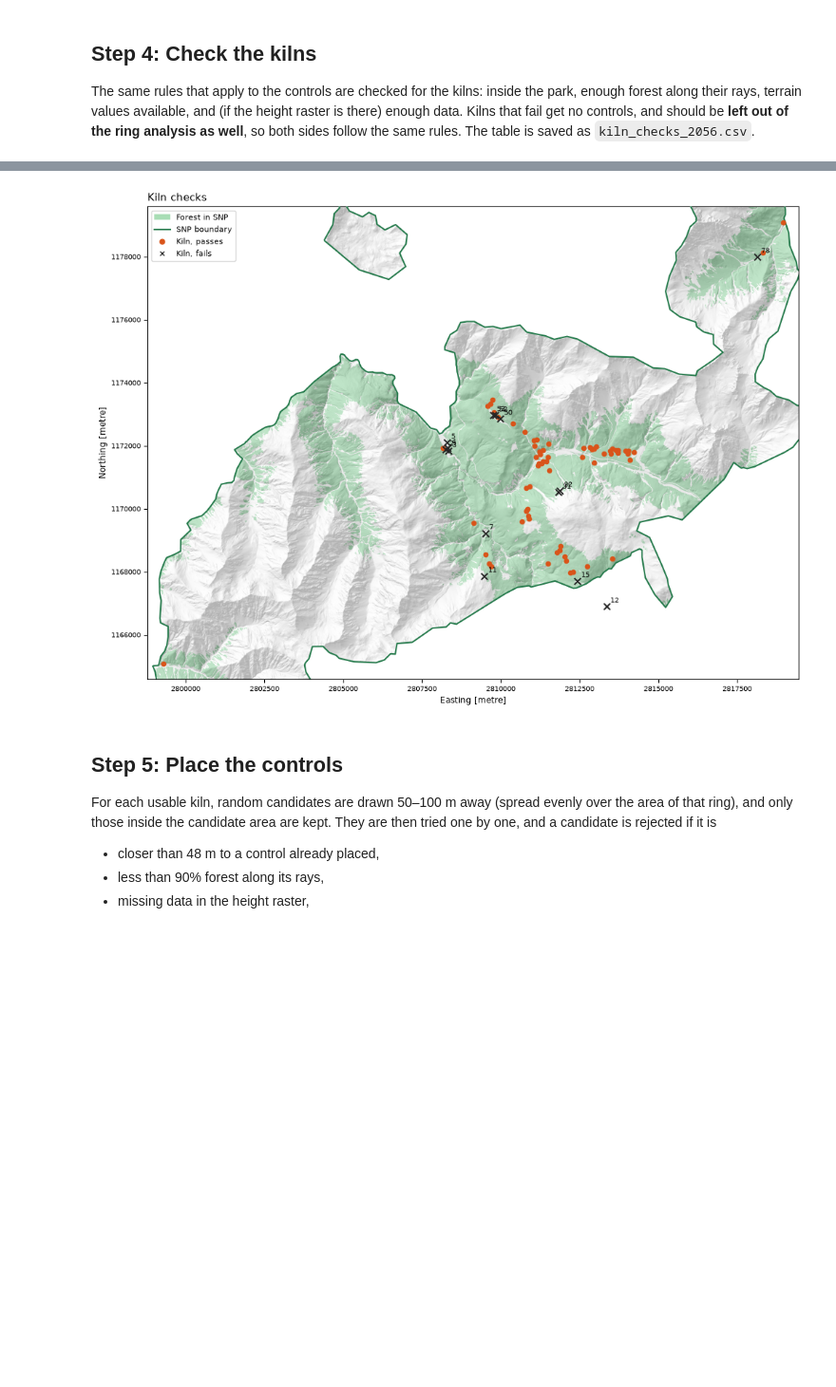
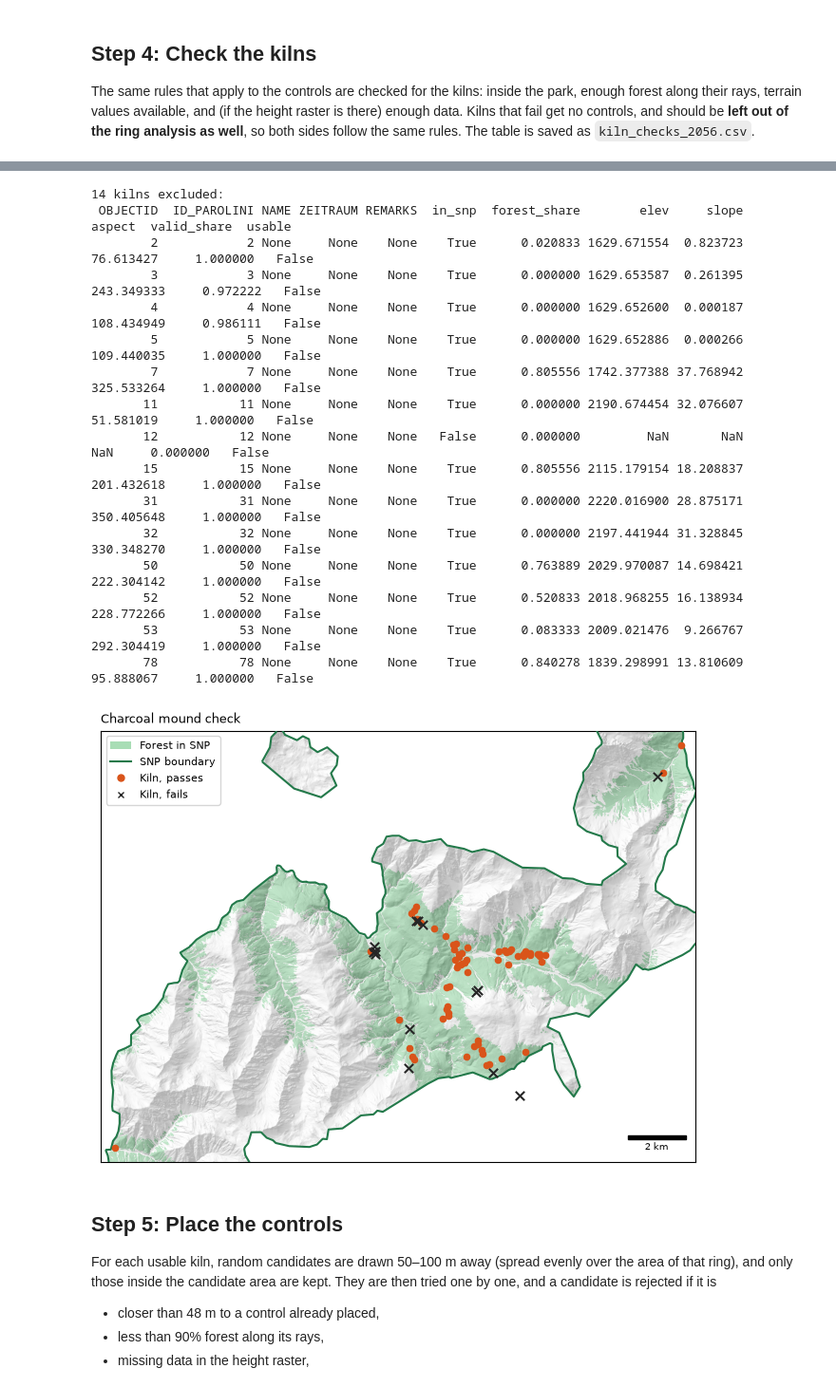
Before and after one commit to fabianott/GEO-715-Project, a Jupyter notebook: new testfolder/control_points.ipynb, the cells around one changed output, grey strips where cells are left out. Shown at 95% size. Saved outputs shown, nothing was run; the diff lists cells and outputs as text; code cells hidden in the pictures; blank space fills up the shorter version.

```diff
--- a/new testfolder/control_points.ipynb
+++ b/new testfolder/control_points.ipynb
@@ -29,6 +29,7 @@ import geopandas as gpd
 import matplotlib.pyplot as plt
 from matplotlib.patches import Patch
 from matplotlib.lines import Line2D
+from matplotlib.font_manager import FontProperties
 import rasterio
 from rasterio.windows import from_bounds
 from rasterio.enums import Resampling
@@ -36,6 +37,10 @@ from rasterio.features import geometry_mask
 from rasterio.transform import from_bounds as grid_transform
 from shapely import contains_xy, prepare
 from shapely.geometry import Point, LineString, box
+from mpl_toolkits.axes_grid1.anchored_artists import AnchoredSizeBar
+from adjustText import adjust_text
+
+
 
 # --- input files -----------------------------------------------------------
 SNP_FILE = "snp_boundaries.gpkg"
@@ -83,7 +88,7 @@ COLSCHEME = {
 C_FOREST, C_SNP = COLSCHEME["forest"][0], COLSCHEME["forest"][2]
 C_BUFFER, C_KILN_RING, C_KILN = COLSCHEME["ember"]
 C_AREA, C_CTRL_RING, C_CTRL = COLSCHEME["smoke"]
-VIEW = (2812353, 1171237, 2814517, 1172203)   # xmin, ymin, xmax, ymax
+VIEW = (2812353, 1171137, 2814517, 1172100)   # xmin, ymin, xmax, ymax
 
 if HEIGHT_RASTER and not Path(HEIGHT_RASTER).exists():
     print(f"{HEIGHT_RASTER} not found -> coverage check skipped")
@@ -95,6 +100,15 @@ _d = np.arange(STEP, RADIUS + STEP / 2, STEP)
 _B, _D = np.meshgrid(_b, _d)
 RAY_DX, RAY_DY = (_D * np.sin(_B)).ravel(), (_D * np.cos(_B)).ravel()
 print(f"{RAY_DX.size} ray samples per point")
+
+plt.rcParams.update({
+    "font.size": 9,
+    "axes.labelsize": 9,
+    "axes.titlesize": 9,
+    "xtick.labelsize": 8,
+    "ytick.labelsize": 8,
+    "legend.fontsize": 8,
+})
 # %% [output]
 144 ray samples per point
 # %% [markdown]
@@ -379,18 +431,35 @@ Kilns that fail (no controls, leave out of the analysis too):
           53    True          0.08         1.00 2009.02   9.27  292.30
           78    True          0.84         1.00 1839.30  13.81   95.89
 # %%
-fig, ax = plt.subplots(figsize=(12, 9))
+fig, ax = map_figure(OVERVIEW)
 add_hillshade(ax, alpha=0.3, bounds=OVERVIEW, clip=snp)
-draw(ax, [
-    (forest_park_gdf, dict(color=C_FOREST, label="Forest in SNP")),
+draw(ax, [(forest_park_gdf, dict(color=C_FOREST, label="Forest in SNP")),
     (snp_line, dict(color=C_SNP, linewidth=1.5, label="SNP boundary")),
     (kilns[kilns["usable"]], dict(color=C_KILN, markersize=20, label="Kiln, passes")),
     (kilns[~kilns["usable"]], dict(color="0.15", marker="x", markersize=45, label="Kiln, fails")),
-], "Kiln checks", OVERVIEW, legend_loc="upper left")
-label_points(ax, kilns[~kilns["usable"]], ID_COLUMN, OVERVIEW)
+], title="Charcoal mound check", bounds=OVERVIEW, legend_loc="upper left", scalebar_loc="lower right")
 save_map(fig, "map3_kiln_checks")
+failed = kilns[~kilns["usable"]]
+print(f"{len(failed)} kilns excluded:")
+print(failed.drop(columns="geometry").to_string(index=False))
 # %% [output]
+14 kilns excluded:
+ OBJECTID  ID_PAROLINI NAME ZEITRAUM REMARKS  in_snp  forest_share        elev     slope     aspect  valid_share  usable
+        2            2 None     None    None    True      0.020833 1629.671554  0.823723  76.613427     1.000000   False
+        3            3 None     None    None    True      0.000000 1629.653587  0.261395 243.349333     0.972222   False
+        4            4 None     None    None    True      0.000000 1629.652600  0.000187 108.434949     0.986111   False
+        5            5 None     None    None    True      0.000000 1629.652886  0.000266 109.440035     1.000000   False
+        7            7 None     None    None    True      0.805556 1742.377388 37.768942 325.533264     1.000000   False
+       11           11 None     None    None    True      0.000000 2190.674454 32.076607  51.581019     1.000000   False
+       12           12 None     None    None   False      0.000000         NaN       NaN        NaN     0.000000   False
+       15           15 None     None    None    True      0.805556 2115.179154 18.208837 201.432618     1.000000   False
+       31           31 None     None    None    True      0.000000 2220.016900 28.875171 350.405648     1.000000   False
+       32           32 None     None    None    True      0.000000 2197.441944 31.328845 330.348270     1.000000   False
+       50           50 None     None    None    True      0.763889 2029.970087 14.698421 222.304142     1.000000   False
+       52           52 None     None    None    True      0.520833 2018.968255 16.138934 228.772266     1.000000   False
+       53           53 None     None    None    True      0.083333 2009.021476  9.266767 292.304419     1.000000   False
+       78           78 None     None    None    True      0.840278 1839.298991 13.810609  95.888067     1.000000   False
-[figure, old version]
+[figure, new version]
 # %% [markdown]
 ## Step 5: Place the controls
 For each usable kiln, random candidates are drawn 50–100 m away (spread evenly over the area of that ring), and only those inside the candidate area are kept. They are then tried one by one, and a candidate is rejected if it is
```
Also changed, not shown: parts of 4 cells of this notebook, 15 other files.
